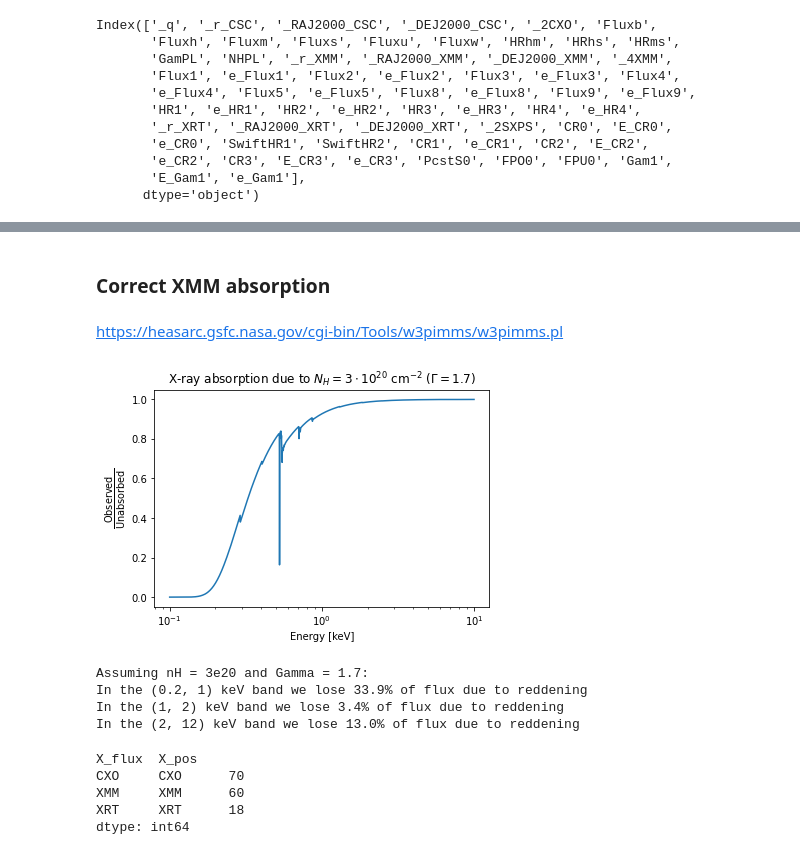
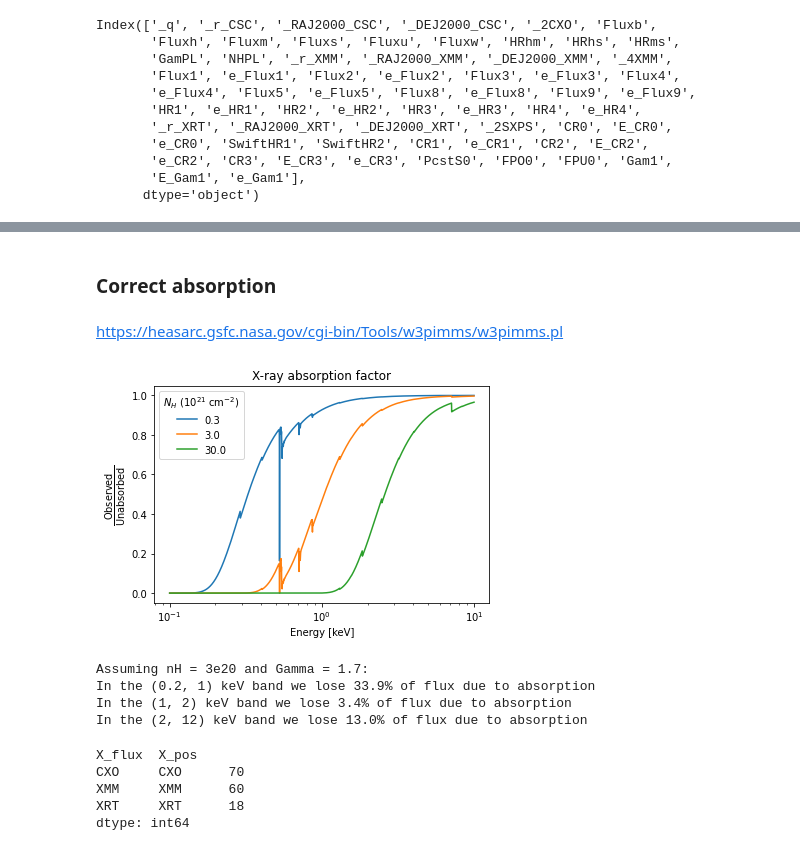
Before and after one commit to cgobat/XDBS-old, a Jupyter notebook: XDBScatalog.ipynb, the cells around one changed output, grey strips where cells are left out. Drawn from its saved outputs; the diff is of its cells as text; code cells hidden in the pictures.

```diff
--- a/XDBScatalog.ipynb
+++ b/XDBScatalog.ipynb
@@ -400,27 +400,25 @@ for i in xray[xray["_2CXO"].notna() | xray["_4XMM"].notna() | xray["_2SXPS"].not
     xray.loc[i,"X_pos"] = source
 
 xray["N_H"] = GasMap.nh(SkyCoord(xray["_RAJ2000_X"], xray["_DEJ2000_X"], unit = 'deg'), nhmap='LAB').value
-# %% [markdown]
-### Correct XMM absorption
+# %% [markdown]
+### Correct absorption
 # %% [markdown]
 https://heasarc.gsfc.nasa.gov/cgi-bin/Tools/w3pimms/w3pimms.pl
 # %%
 # tbabs from xspec Wilms, Allen & McCray (2000)
 tbabs_ene, tbabs_cross = np.loadtxt('./tbabs.data', skiprows=0)
-tbabs_cross *= 100 # table is in units of 1e22 cm^2, we want to work in 1e24
+# tbabs_cross # table is in units of 1e22 cm^2, we want to work in 1e24
 
-Gamma = 1.7
-flux_unred   = tbabs_ene**(1 - Gamma) # unabsorbed spectrum
-nH = 3e20
-flux_red = tbabs_ene**(1 - Gamma) * np.exp(-nH/1e22 * 1e-2 * tbabs_cross) # absorbed spectrum
-plt.plot(tbabs_ene, flux_red/flux_unred)
+for nH in [3e20,3e21,3e22]:
+    plt.plot(tbabs_ene, np.exp(-nH/1e22 * tbabs_cross),label=nH/1e21)
 plt.xscale("log")
 plt.xlabel("Energy [keV]")
 plt.ylabel(r"$\frac{\mathrm{Observed}}{\mathrm{Unabsorbed}}$", size=14)
-plt.title("X-ray absorption due to $N_H=3\cdot10^{20}\ \mathrm{cm}^{-2}\ (\Gamma=1.7)$")
+plt.legend(title="$N_H\ (10^{21}\ \mathrm{cm}^{-2})$")
+plt.title("X-ray absorption factor")
 plt.show()
 # %% [output]
-[figure, old version]
+[figure, new version]
 # %%
 from scipy.interpolate import UnivariateSpline, InterpolatedUnivariateSpline
 
@@ -442,9 +440,9 @@ def red_factor(ene, nH, Gamma, tbabs_ene, tbabs_cross): # energy in keV, nH in c
 # %%
 print("Assuming nH = 3e20 and Gamma = 1.7:")
 for enes in [(0.2,1),(1,2),(2,12)]:
-    print(f"In the {enes} keV band we lose {1-red_factor(enes,3e20,1.7,tbabs_ene,tbabs_cross):.1%} of flux due to reddening")
+    print(f"In the {enes} keV band we lose {1-red_factor(enes,3e20,1.7,tbabs_ene,tbabs_cross):.1%} of flux due to absorption")
 # %% [output]
 Assuming nH = 3e20 and Gamma = 1.7:
-In the (0.2, 1) keV band we lose 33.9% of flux due to reddening
-In the (1, 2) keV band we lose 3.4% of flux due to reddening
-In the (2, 12) keV band we lose 13.0% of flux due to reddening
+In the (0.2, 1) keV band we lose 33.9% of flux due to absorption
+In the (1, 2) keV band we lose 3.4% of flux due to absorption
+In the (2, 12) keV band we lose 13.0% of flux due to absorption
```
Also changed, not shown: parts of 6 cells of this notebook.
